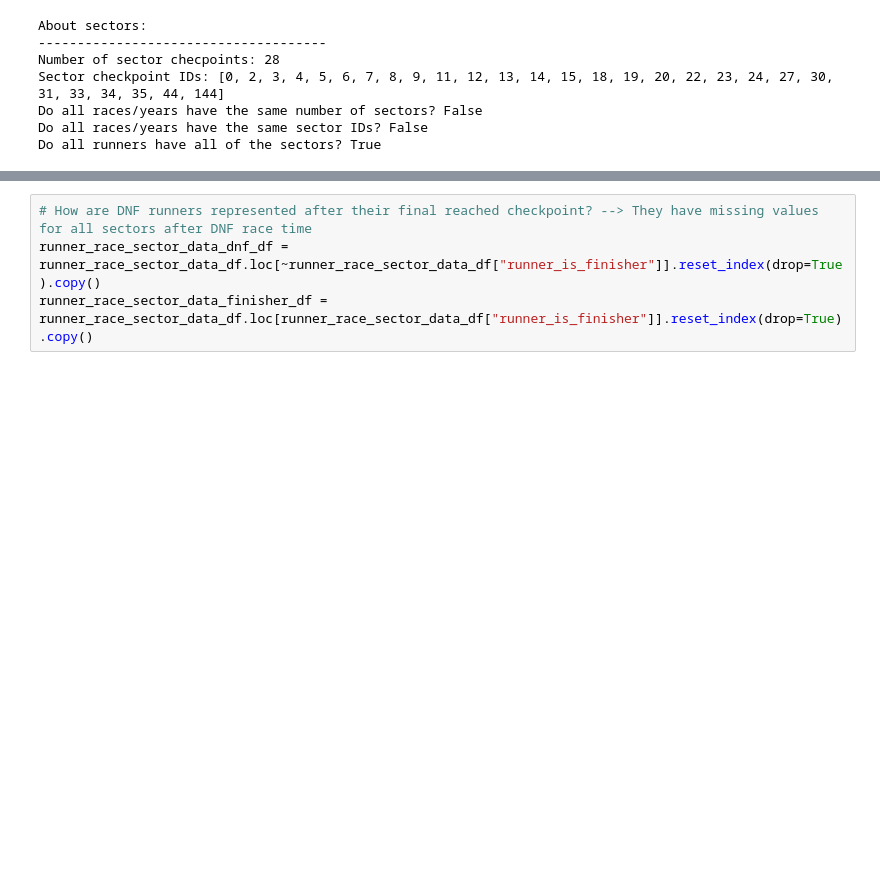
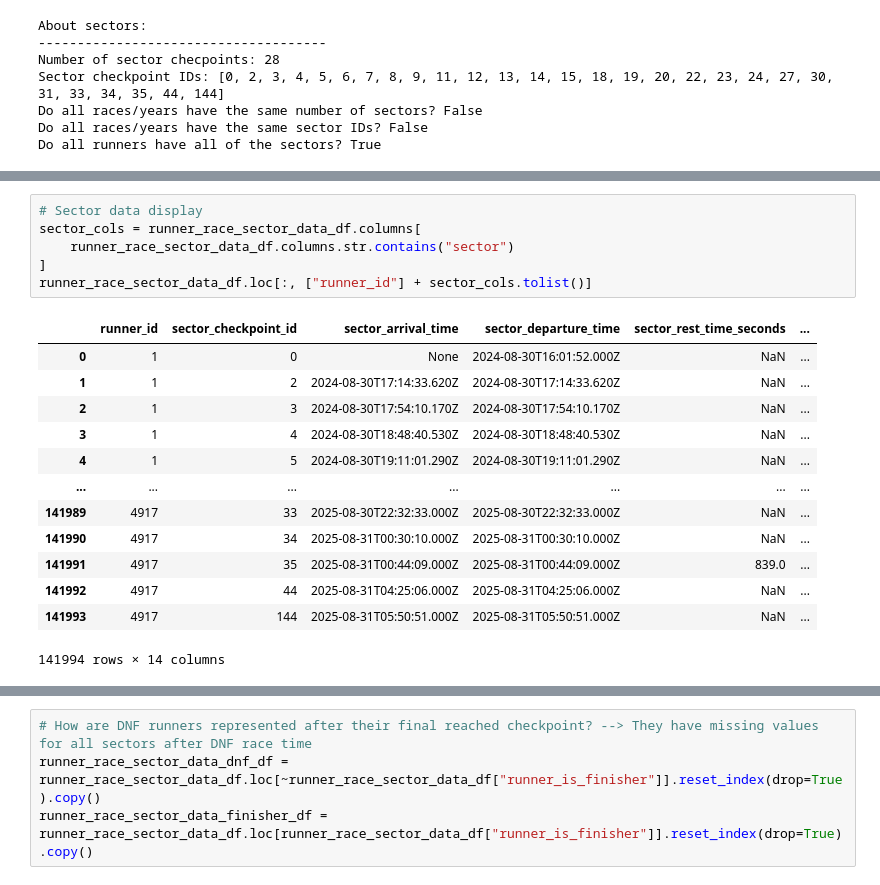
Before and after one commit to 1312Bravo/Path-To-UTMB, a Jupyter notebook: pacing_strategy/research.ipynb, the cells around one changed output, grey strips where cells are left out. Saved outputs shown, nothing was run; the diff lists cells and outputs as text; blank space fills up the shorter version.

```diff
--- a/pacing_strategy/research.ipynb
+++ b/pacing_strategy/research.ipynb
@@ -160,0 +157,20 @@ Do all runners have all of the sectors? True
+# %%
+# Sector data display
+sector_cols = runner_race_sector_data_df.columns[
+    runner_race_sector_data_df.columns.str.contains("sector")
+]
+runner_race_sector_data_df.loc[:, ["runner_id"] + sector_cols.tolist()]
+# %% [output]
+|  | runner_id | sector_checkpoint_id | sector_arrival_time | sector_departure_time | sector_rest_time_seconds | ... |
+| 0 | 1 | 0 | None | 2024-08-30T16:01:52.000Z | NaN | ... |
+| 1 | 1 | 2 | 2024-08-30T17:14:33.620Z | 2024-08-30T17:14:33.620Z | NaN | ... |
+| 2 | 1 | 3 | 2024-08-30T17:54:10.170Z | 2024-08-30T17:54:10.170Z | NaN | ... |
+| 3 | 1 | 4 | 2024-08-30T18:48:40.530Z | 2024-08-30T18:48:40.530Z | NaN | ... |
+| 4 | 1 | 5 | 2024-08-30T19:11:01.290Z | 2024-08-30T19:11:01.290Z | NaN | ... |
+| ... | ... | ... | ... | ... | ... | ... |
+| 141989 | 4917 | 33 | 2025-08-30T22:32:33.000Z | 2025-08-30T22:32:33.000Z | NaN | ... |
+| 141990 | 4917 | 34 | 2025-08-31T00:30:10.000Z | 2025-08-31T00:30:10.000Z | NaN | ... |
+| 141991 | 4917 | 35 | 2025-08-31T00:44:09.000Z | 2025-08-31T00:44:09.000Z | 839.0 | ... |
+| 141992 | 4917 | 44 | 2025-08-31T04:25:06.000Z | 2025-08-31T04:25:06.000Z | NaN | ... |
+| 141993 | 4917 | 144 | 2025-08-31T05:50:51.000Z | 2025-08-31T05:50:51.000Z | NaN | ... |
+141994 rows × 14 columns
```
Also changed, not shown: parts of 22 cells of this notebook, 2 other files.
